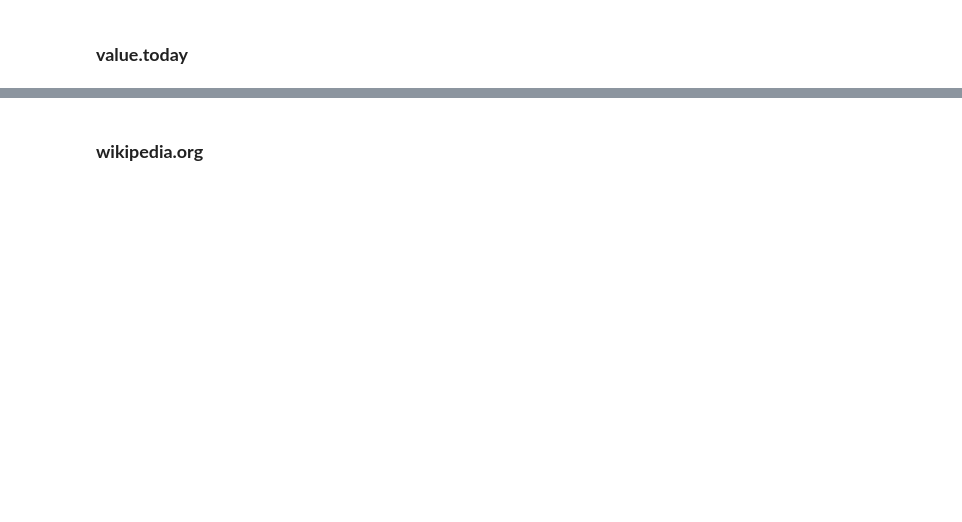
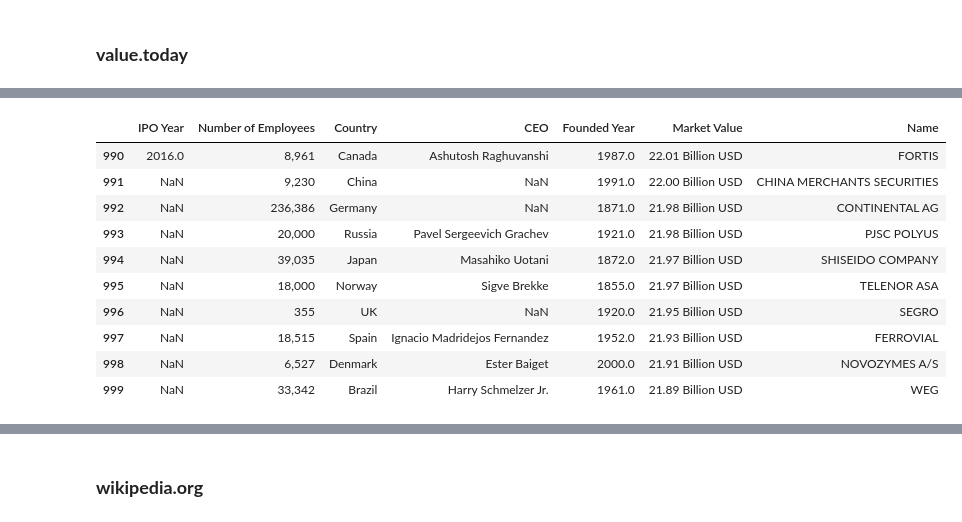
Before and after one commit to Elisabetta99/IDD_HW8, a Jupyter notebook: analisiDataset.ipynb, the cells around one changed output, grey strips where cells are left out. Drawn from its saved outputs; the diff is of its cells as text; code cells hidden in the pictures; blank space fills up the shorter version.

```diff
--- a/analisiDataset.ipynb
+++ b/analisiDataset.ipynb
@@ -1499,0 +1847,15 @@ dtype: int64
+# %%
+val2 = pd.read_csv("de-sources-2022-2023/value.today/valuetoday.csv")
+val2.tail(10)
+# %% [output]
+|  | IPO Year | Number of Employees | Country | CEO | Founded Year | Market Value | Name |
+| 990 | 2016.0 | 8,961 | Canada | Ashutosh Raghuvanshi | 1987.0 | 22.01 Billion USD | FORTIS |
+| 991 | NaN | 9,230 | China | NaN | 1991.0 | 22.00 Billion USD | CHINA MERCHANTS SECURITIES |
+| 992 | NaN | 236,386 | Germany | NaN | 1871.0 | 21.98 Billion USD | CONTINENTAL AG |
+| 993 | NaN | 20,000 | Russia | Pavel Sergeevich Grachev | 1921.0 | 21.98 Billion USD | PJSC POLYUS |
+| 994 | NaN | 39,035 | Japan | Masahiko Uotani | 1872.0 | 21.97 Billion USD | SHISEIDO COMPANY |
+| 995 | NaN | 18,000 | Norway | Sigve Brekke | 1855.0 | 21.97 Billion USD | TELENOR ASA |
+| 996 | NaN | 355 | UK | NaN | 1920.0 | 21.95 Billion USD | SEGRO |
+| 997 | NaN | 18,515 | Spain | Ignacio Madridejos Fernandez | 1952.0 | 21.93 Billion USD | FERROVIAL |
+| 998 | NaN | 6,527 | Denmark | Ester Baiget | 2000.0 | 21.91 Billion USD | NOVOZYMES A/S |
+| 999 | NaN | 33,342 | Brazil | Harry Schmelzer Jr. | 1961.0 | 21.89 Billion USD | WEG |
```
Also changed, not shown: parts of 129 cells of this notebook.
